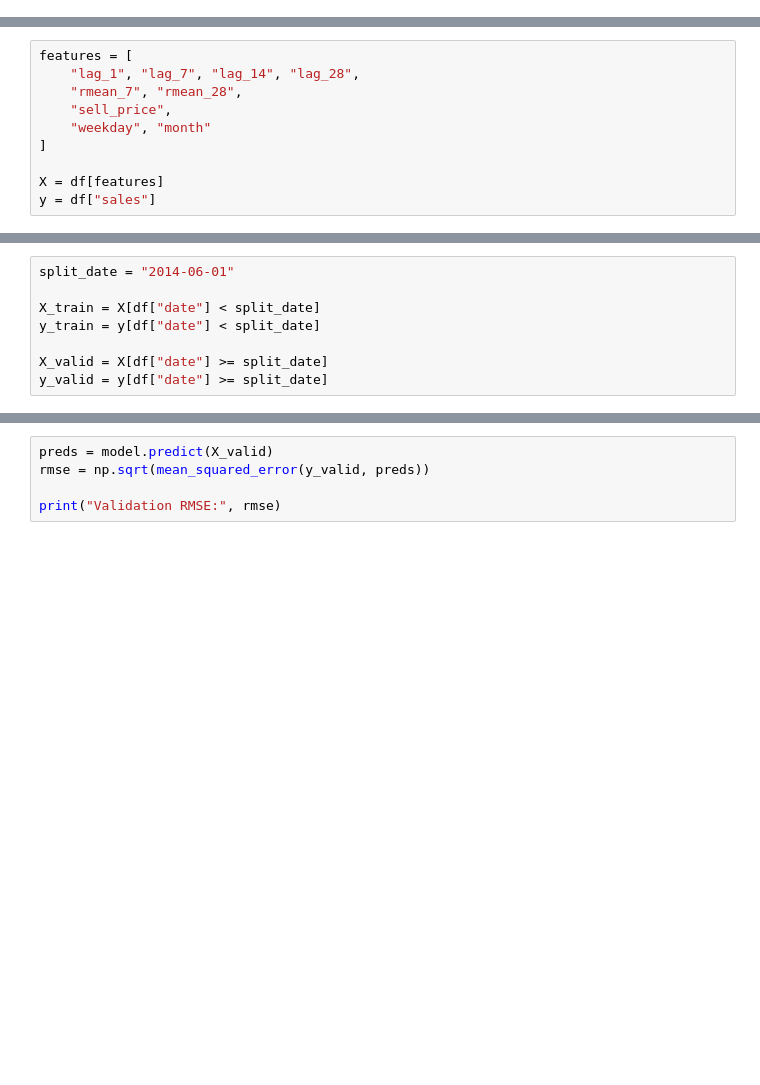
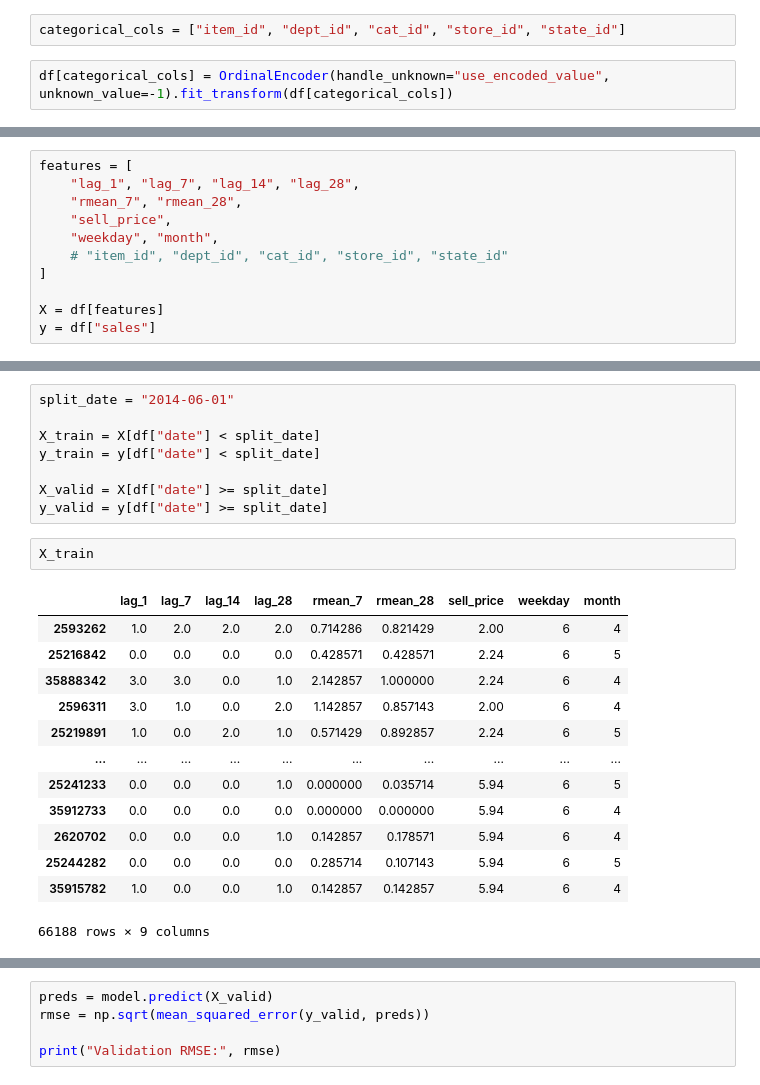
Before and after one commit to FelixWick/ML-notebooks, a Jupyter notebook: m5_forecasting.ipynb, the cells around one changed output, grey strips where cells are left out. Cells and saved outputs as stored; diff of their text form; blank space fills up the shorter version.

```diff
--- a/m5_forecasting.ipynb
+++ b/m5_forecasting.ipynb
@@ -44,0 +68,4 @@ df = df.dropna()
+# %%
+categorical_cols = ["item_id", "dept_id", "cat_id", "store_id", "state_id"]
+# %%
+df[categorical_cols] = OrdinalEncoder(handle_unknown="use_encoded_value", unknown_value=-1).fit_transform(df[categorical_cols])
@@ -47,7 +77,8 @@ features = [
     "lag_1", "lag_7", "lag_14", "lag_28",
     "rmean_7", "rmean_28",
     "sell_price",
-    "weekday", "month"
+    "weekday", "month",
+    # "item_id", "dept_id", "cat_id", "store_id", "state_id"
 ]
 
 X = df[features]
@@ -64,5 +95,21 @@ y_train = y[df["date"] < split_date]
 
 X_valid = X[df["date"] >= split_date]
 y_valid = y[df["date"] >= split_date]
+# %%
+X_train
+# %% [output]
+|  | lag_1 | lag_7 | lag_14 | lag_28 | rmean_7 | rmean_28 | sell_price | weekday | month |
+| 2593262 | 1.0 | 2.0 | 2.0 | 2.0 | 0.714286 | 0.821429 | 2.00 | 6 | 4 |
+| 25216842 | 0.0 | 0.0 | 0.0 | 0.0 | 0.428571 | 0.428571 | 2.24 | 6 | 5 |
+| 35888342 | 3.0 | 3.0 | 0.0 | 1.0 | 2.142857 | 1.000000 | 2.24 | 6 | 4 |
+| 2596311 | 3.0 | 1.0 | 0.0 | 2.0 | 1.142857 | 0.857143 | 2.00 | 6 | 4 |
+| 25219891 | 1.0 | 0.0 | 2.0 | 1.0 | 0.571429 | 0.892857 | 2.24 | 6 | 5 |
+| ... | ... | ... | ... | ... | ... | ... | ... | ... | ... |
+| 25241233 | 0.0 | 0.0 | 0.0 | 1.0 | 0.000000 | 0.035714 | 5.94 | 6 | 5 |
+| 35912733 | 0.0 | 0.0 | 0.0 | 0.0 | 0.000000 | 0.000000 | 5.94 | 6 | 4 |
+| 2620702 | 0.0 | 0.0 | 0.0 | 1.0 | 0.142857 | 0.178571 | 5.94 | 6 | 4 |
+| 25244282 | 0.0 | 0.0 | 0.0 | 0.0 | 0.285714 | 0.107143 | 5.94 | 6 | 5 |
+| 35915782 | 1.0 | 0.0 | 0.0 | 1.0 | 0.142857 | 0.142857 | 5.94 | 6 | 4 |
+66188 rows × 9 columns
 # %%
 model = HistGradientBoostingRegressor(
```
Also changed, not shown: parts of 8 cells of this notebook, 1 other file.
